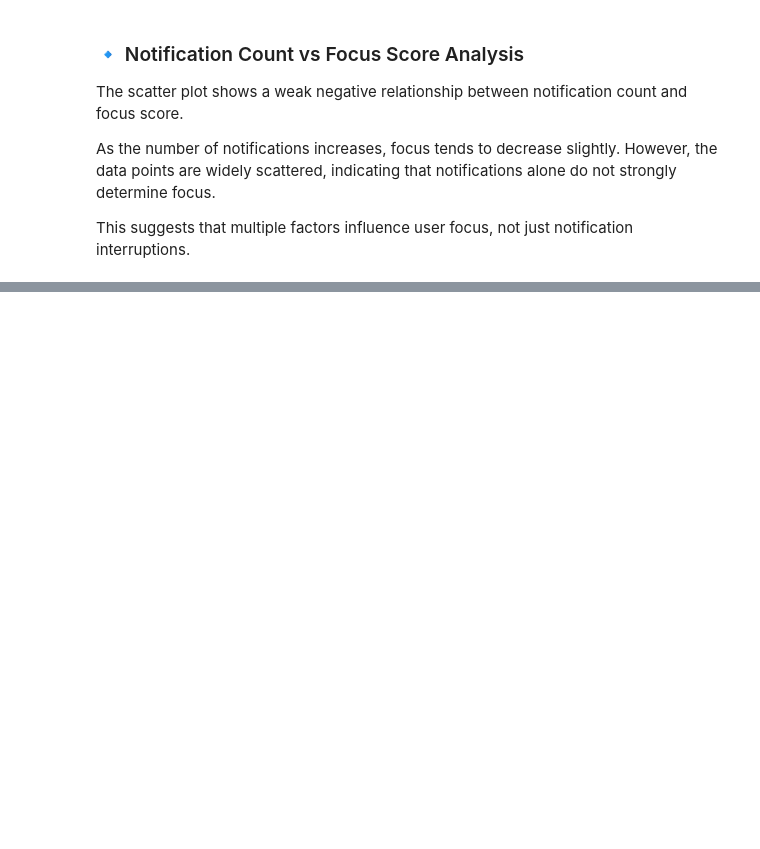
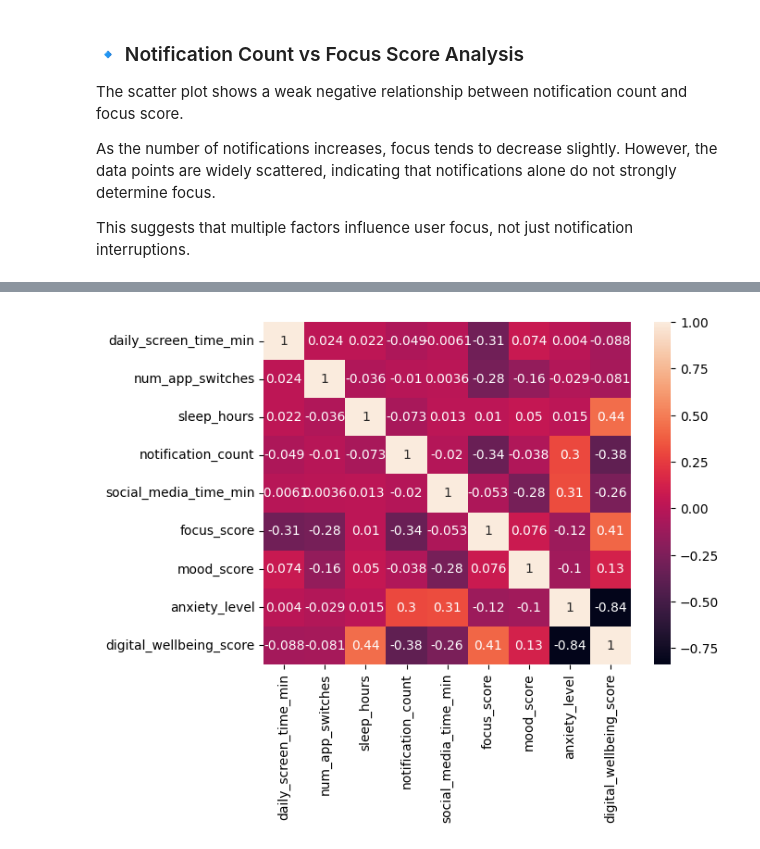
Before and after one commit to M-Codes6/mental-health-analysis, a Jupyter notebook: notebooks/mental_health_analysis.ipynb, the cells around one changed output, grey strips where cells are left out. Drawn from its saved outputs; the diff is of its cells as text; code cells hidden in the pictures; blank space fills up the shorter version.

Commit message:
Correlation Analysis

```diff
--- a/notebooks/mental_health_analysis.ipynb
+++ b/notebooks/mental_health_analysis.ipynb
@@ -247,0 +257,3 @@ This suggests that multiple factors influence user focus, not just notification
+# %%
+df = df.select_dtypes(include='number')
+df .corr()
@@ -247,0 +271,6 @@ This suggests that multiple factors influence user focus, not just notification
+# %%
+sns.heatmap(df.corr(), annot=True)
+plt.savefig("../images/Correlation_heatmap.png")
+plt.show()
+# %% [output]
+[figure, added]
```
Also changed, not shown: parts of 3 cells of this notebook, 1 other file.
